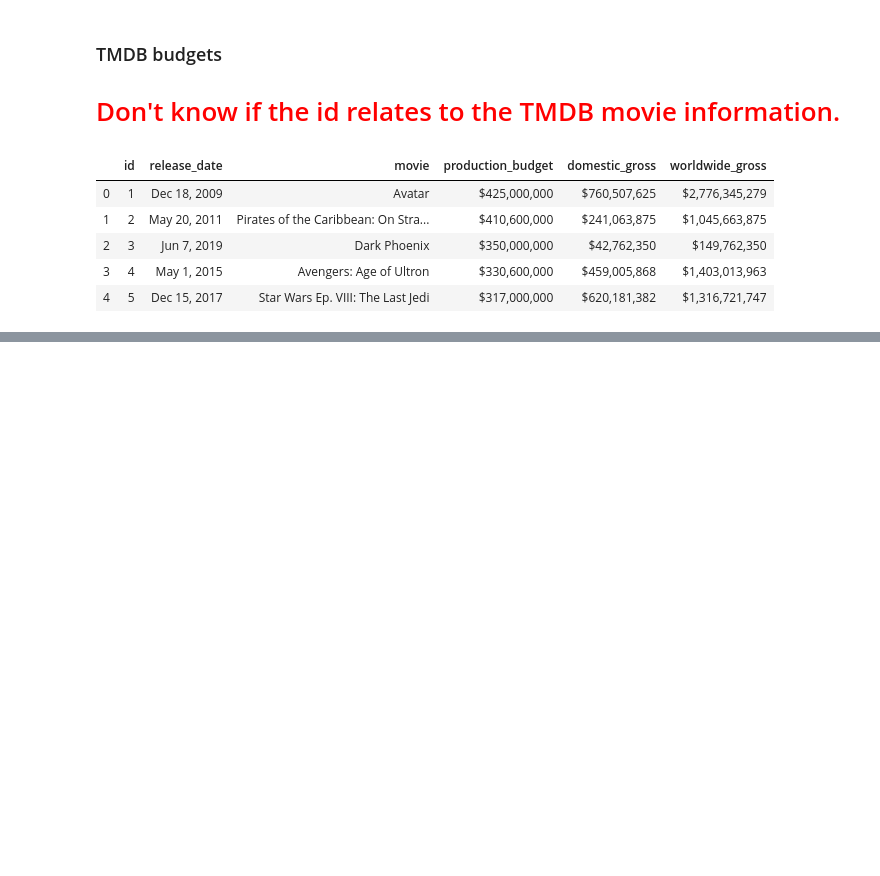
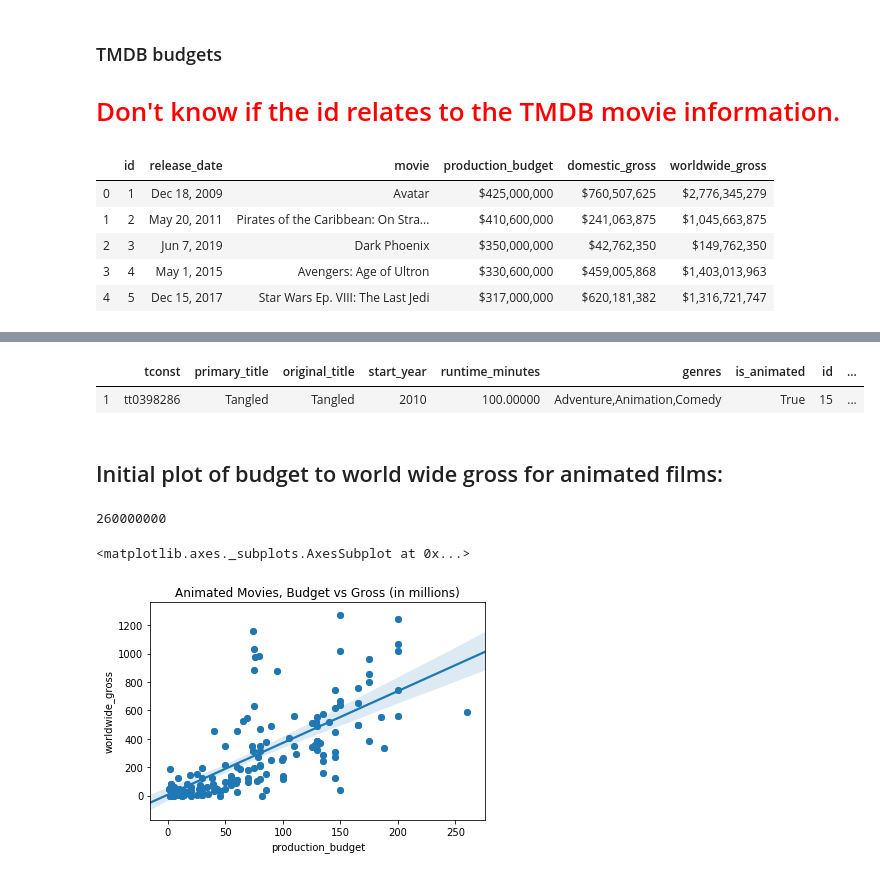
Before and after one commit to AMiNo-13/Movie-Recommendation-Project, a Jupyter notebook: MovieInvestigation.ipynb, the cells around one changed output, grey strips where cells are left out. Cells and saved outputs as stored; diff of their text form; code cells hidden in the pictures; blank space fills up the shorter version.

Commit message:
combined animated and non-animated DFs with budget_df and ploted initial graphs

```diff
--- a/MovieInvestigation.ipynb
+++ b/MovieInvestigation.ipynb
@@ -229,0 +228,4 @@ Index(['id', 'review', 'rating', 'fresh', 'critic', 'top_critic', 'publisher',
+# %%
+movie_budgets.production_budget = movie_budgets.production_budget.map(lambda budget : int(budget.replace('$', '').replace(',', '')))
+# %%
+movie_budgets.worldwide_gross = movie_budgets.worldwide_gross.map(lambda budget : int(budget.replace('$', '').replace(',', '')))
@@ -229,0 +234,2 @@ Index(['id', 'review', 'rating', 'fresh', 'critic', 'top_critic', 'publisher',
+# %%
+animated_merge_df = pd.merge(animated_films_df, movie_budgets, how='inner', left_on='primary_title', right_on='movie')
@@ -229,0 +259,21 @@ Index(['id', 'review', 'rating', 'fresh', 'critic', 'top_critic', 'publisher',
+# %%
+animated_merge_df.loc[animated_merge_df.production_budget == animated_merge_df.production_budget.max()]
+# %% [output]
+|  | tconst | primary_title | original_title | start_year | runtime_minutes | genres | is_animated | id | ... |
+| 1 | tt0398286 | Tangled | Tangled | 2010 | 100.00000 | Adventure,Animation,Comedy | True | 15 | ... |
+# %% [markdown]
+## Initial plot of budget to world wide gross for animated films:
+# %%
+animated_merge_df.production_budget.max()
+# %% [output]
+260000000
+# %%
+fig, ax = plt.subplots()
+animated_scatter = ax.scatter(animated_merge_df['production_budget']/1e6, animated_merge_df['worldwide_gross']/1e6)
+ax.set_xlabel("Production Budget (M)")
+ax.set_ylabel("Worldwide Gross (M)")
+ax.set_title("Animated Movies, Budget vs Gross (in millions)")
+sns.regplot(animated_merge_df['production_budget']/1e6, animated_merge_df['worldwide_gross']/1e6)
+# %% [output]
+<matplotlib.axes._subplots.AxesSubplot at 0x...>
+[figure, added]
```
Also changed, not shown: parts of 17 cells of this notebook.
